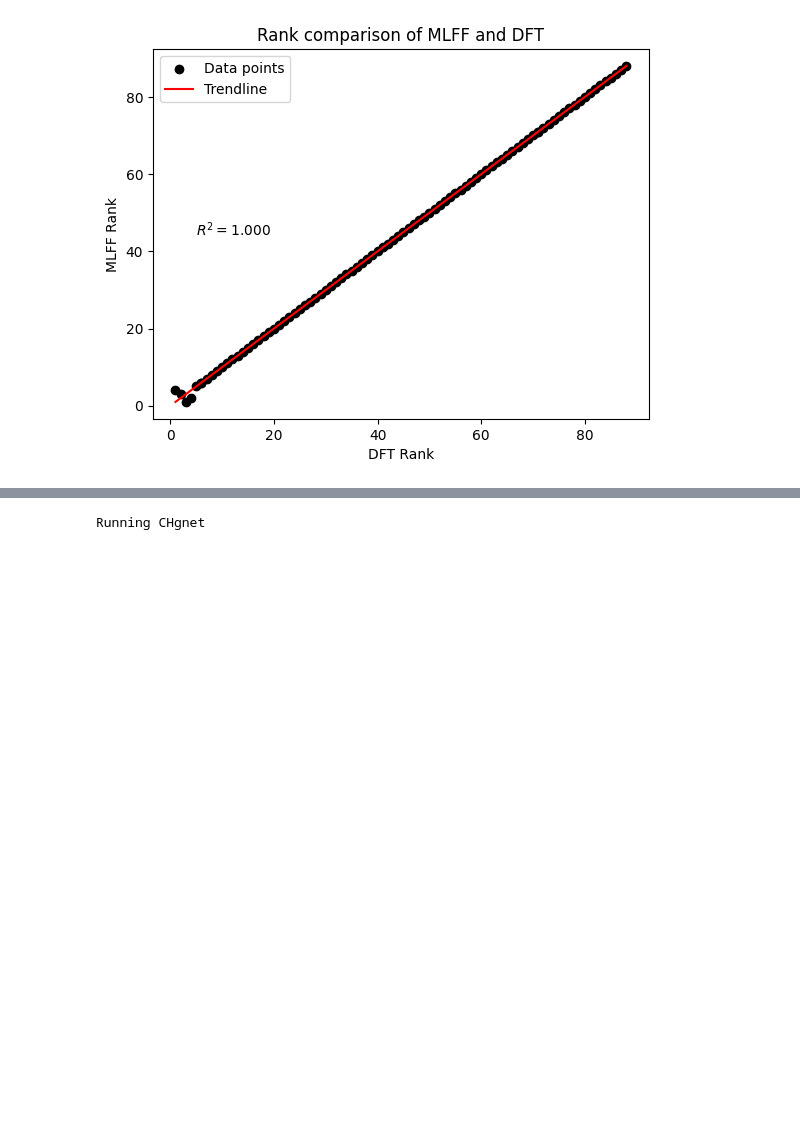
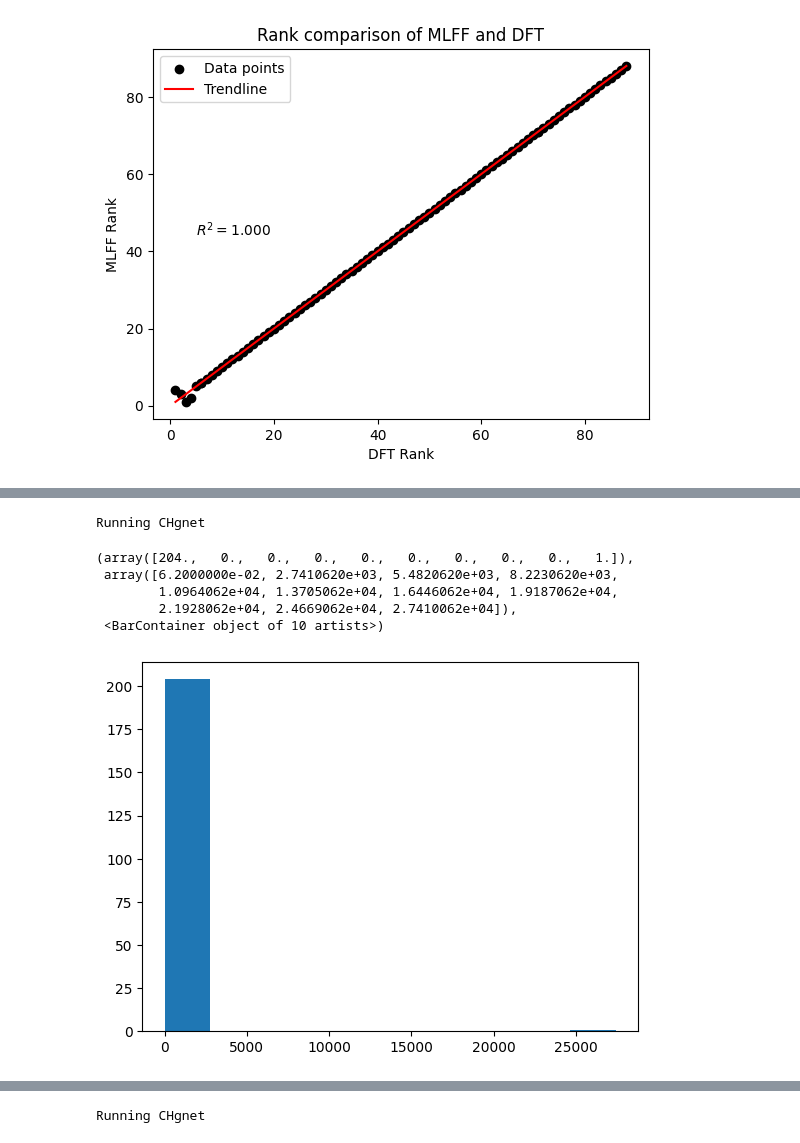
Before and after one commit to ignaciomigliaro/MLFF_training, a Jupyter notebook: Inference/oxides.ipynb, the cells around one changed output, grey strips where cells are left out. Drawn from its saved outputs; the diff is of its cells as text; code cells hidden in the pictures; blank space fills up the shorter version.

```diff
--- a/Inference/oxides.ipynb
+++ b/Inference/oxides.ipynb
@@ -238,0 +239,13 @@ all_data_no_opt
+# %%
+all_data_1 = ifs.inference(atoms_list,opt_atoms_list,'/home/nacho/NbOC/CHGnet/2024-06-21_20-04-35/bestE_epoch44_e69_f271_s1361_mNA.pth.tar',mlff_opt = True,calc_correlation=True)
+# %% [output]
+Running CHgnet
+# %%
+plt.hist(all_data_1['Forces MSE'])
+# %% [output]
+(array([204.,   0.,   0.,   0.,   0.,   0.,   0.,   0.,   0.,   1.]),
+ array([6.2000000e-02, 2.7410620e+03, 5.4820620e+03, 8.2230620e+03,
+        1.0964062e+04, 1.3705062e+04, 1.6446062e+04, 1.9187062e+04,
+        2.1928062e+04, 2.4669062e+04, 2.7410062e+04]),
+ <BarContainer object of 10 artists>)
+[figure, added]
```
Also changed, not shown: parts of 11 cells of this notebook, 1 other file.
